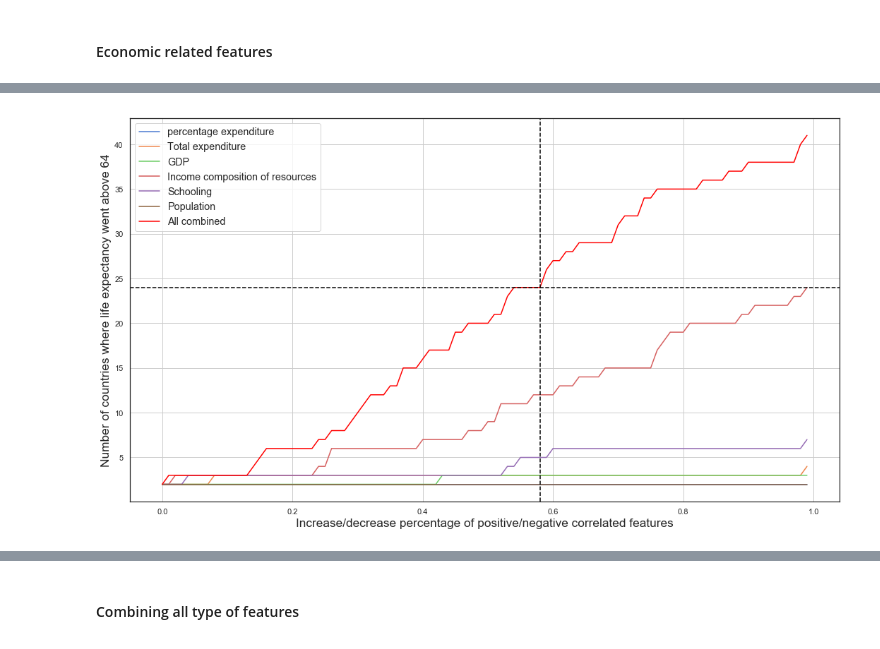
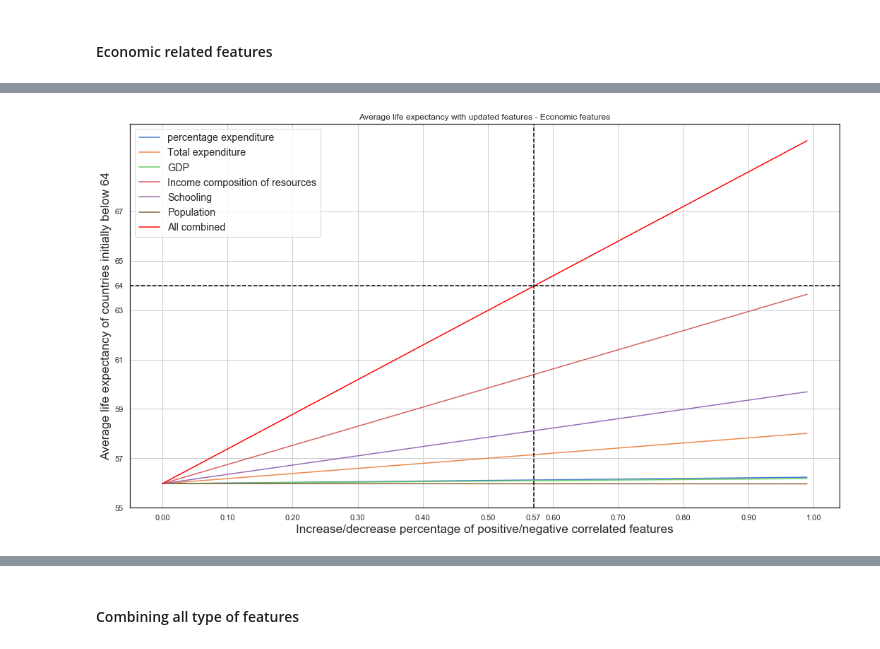
Before and after one commit to franckdess/DS_in_Practice-Project, a Jupyter notebook: DS_in_Practice-Project.ipynb, the cells around one changed output, grey strips where cells are left out. Drawn from its saved outputs; the diff is of its cells as text; code cells hidden in the pictures.

```diff
--- a/DS_in_Practice-Project.ipynb
+++ b/DS_in_Practice-Project.ipynb
@@ -919,15 +929,5 @@ plt.show()
-# %%
-# Plot the result for the number of countries that passed above the threshold
-for i, key in enumerate(dict_impr):
-    plt.plot(values, nb_countries[i], label=key)
-plt.plot(values, nb_countries_all_combined, label='All combined', c='red')
-plt.xlabel('Increase/decrease percentage of positive/negative correlated features', fontsize='x-large')
-plt.ylabel('Number of countries where life expectancy went above {}'.format(threshold), fontsize='x-large')
-plt.gcf().set_size_inches(18, 10)
-plt.axhline(y=24, linestyle='--', c='black')
-plt.axvline(x=0.58, linestyle='--', c='black')
-plt.grid()
-plt.legend(fontsize='large')
-plt.show()
-# %% [output]
-[figure, removed]
+# %%
+plot_resulting_av_le(dict_impr, values, averages, avg_all_combined,
+                     'Average life expectancy with updated features - Economic features', threshold, 0.57, threshold)
+# %% [output]
+[figure, added]
```
Also changed, not shown: parts of 18 cells of this notebook, 1 other file.
